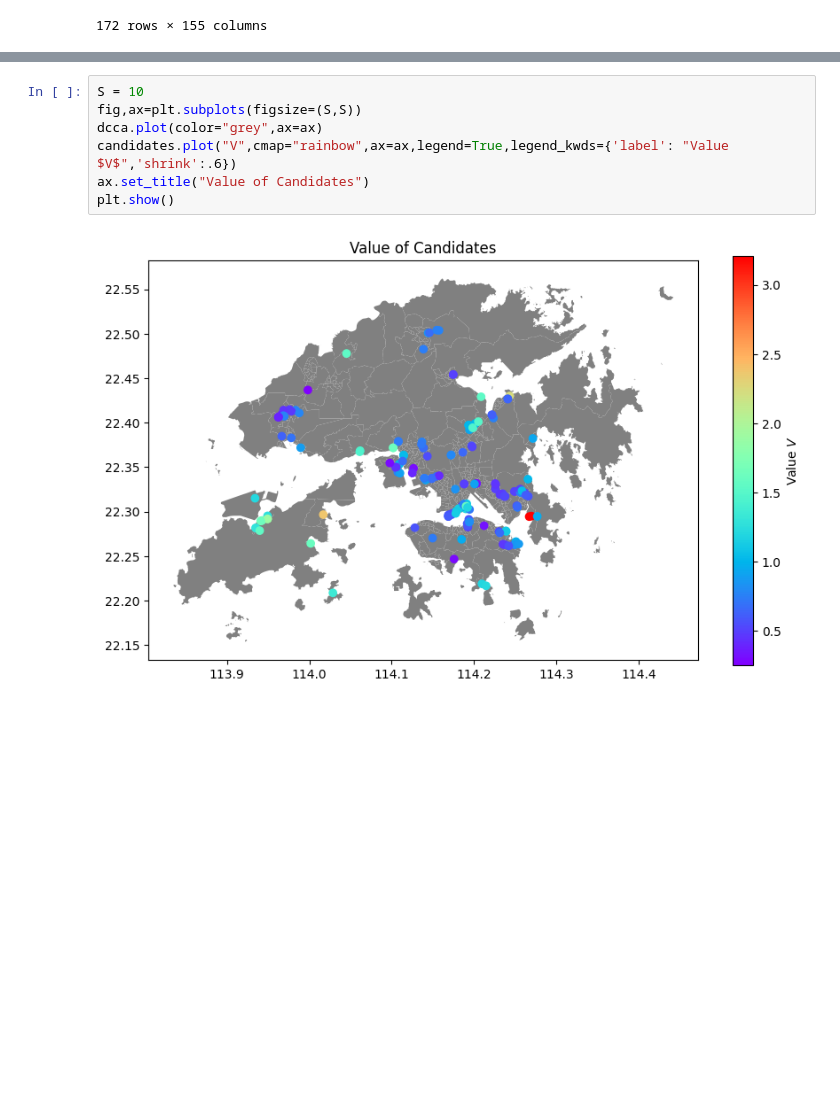
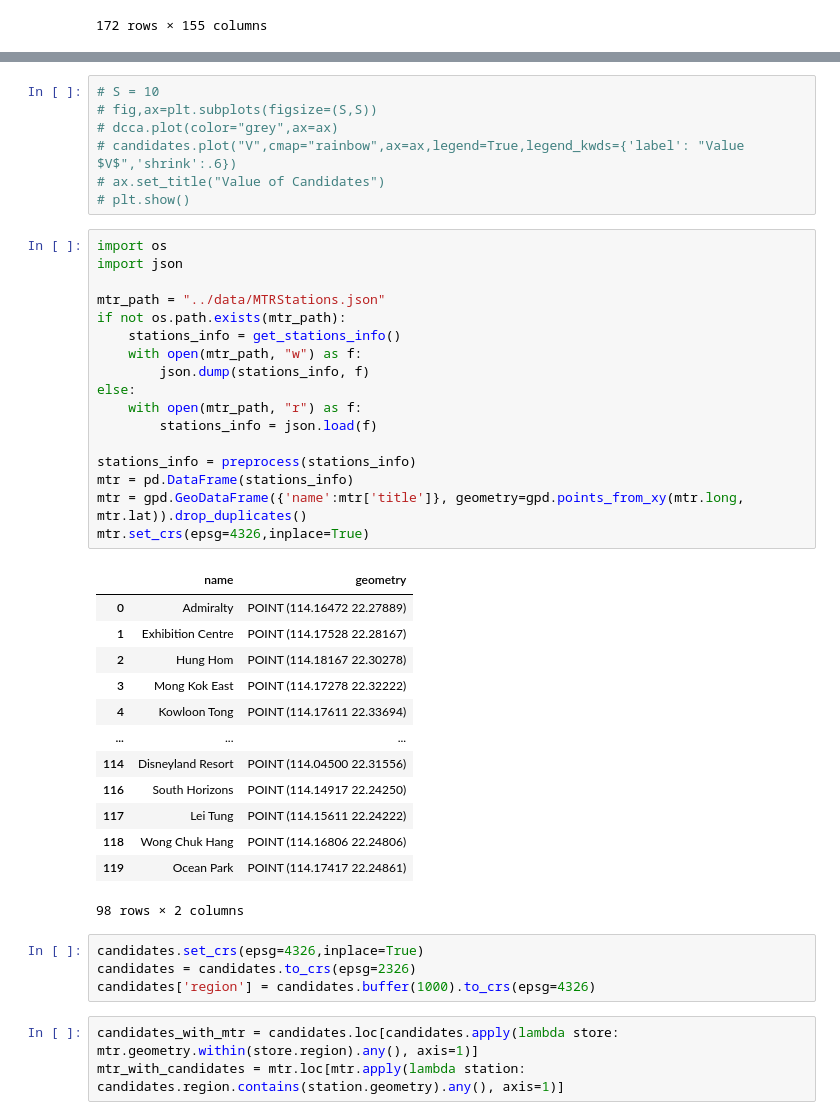
Before and after one commit to Annoying-MSDM5005/Classwork, a Jupyter notebook: proj_loc/find_location.ipynb, the cells around one changed output, grey strips where cells are left out. Cells and saved outputs as stored; diff of their text form; blank space fills up the shorter version.

```diff
--- a/proj_loc/find_location.ipynb
+++ b/proj_loc/find_location.ipynb
@@ -148,9 +158,45 @@ plt.show()
 # %%
-S = 10
-fig,ax=plt.subplots(figsize=(S,S))
-dcca.plot(color="grey",ax=ax)
-candidates.plot("V",cmap="rainbow",ax=ax,legend=True,legend_kwds={'label': "Value $V$",'shrink':.6})
-ax.set_title("Value of Candidates")
-plt.show()
+# S = 10
+# fig,ax=plt.subplots(figsize=(S,S))
+# dcca.plot(color="grey",ax=ax)
+# candidates.plot("V",cmap="rainbow",ax=ax,legend=True,legend_kwds={'label': "Value $V$",'shrink':.6})
+# ax.set_title("Value of Candidates")
+# plt.show()
-# %% [output]
-[figure, removed]
+# %%
+import os
+import json
+
+mtr_path = "../data/MTRStations.json"
+if not os.path.exists(mtr_path):
+    stations_info = get_stations_info()
+    with open(mtr_path, "w") as f:
+        json.dump(stations_info, f)
+else:
+    with open(mtr_path, "r") as f:
+        stations_info = json.load(f)
+
+stations_info = preprocess(stations_info)
+mtr = pd.DataFrame(stations_info)
+mtr = gpd.GeoDataFrame({'name':mtr['title']}, geometry=gpd.points_from_xy(mtr.long, mtr.lat)).drop_duplicates()
+mtr.set_crs(epsg=4326,inplace=True)
+# %% [output]
+|  | name | geometry |
+| 0 | Admiralty | POINT (114.16472 22.27889) |
+| 1 | Exhibition Centre | POINT (114.17528 22.28167) |
+| 2 | Hung Hom | POINT (114.18167 22.30278) |
+| 3 | Mong Kok East | POINT (114.17278 22.32222) |
+| 4 | Kowloon Tong | POINT (114.17611 22.33694) |
+| ... | ... | ... |
+| 114 | Disneyland Resort | POINT (114.04500 22.31556) |
+| 116 | South Horizons | POINT (114.14917 22.24250) |
+| 117 | Lei Tung | POINT (114.15611 22.24222) |
+| 118 | Wong Chuk Hang | POINT (114.16806 22.24806) |
+| 119 | Ocean Park | POINT (114.17417 22.24861) |
+98 rows × 2 columns
+# %%
+candidates.set_crs(epsg=4326,inplace=True)
+candidates = candidates.to_crs(epsg=2326)
+candidates['region'] = candidates.buffer(1000).to_crs(epsg=4326)
+# %%
+candidates_with_mtr = candidates.loc[candidates.apply(lambda store: mtr.geometry.within(store.region).any(), axis=1)]
+mtr_with_candidates = mtr.loc[mtr.apply(lambda station: candidates.region.contains(station.geometry).any(), axis=1)]
```
Also changed, not shown: parts of 15 cells of this notebook, 1 other file.
